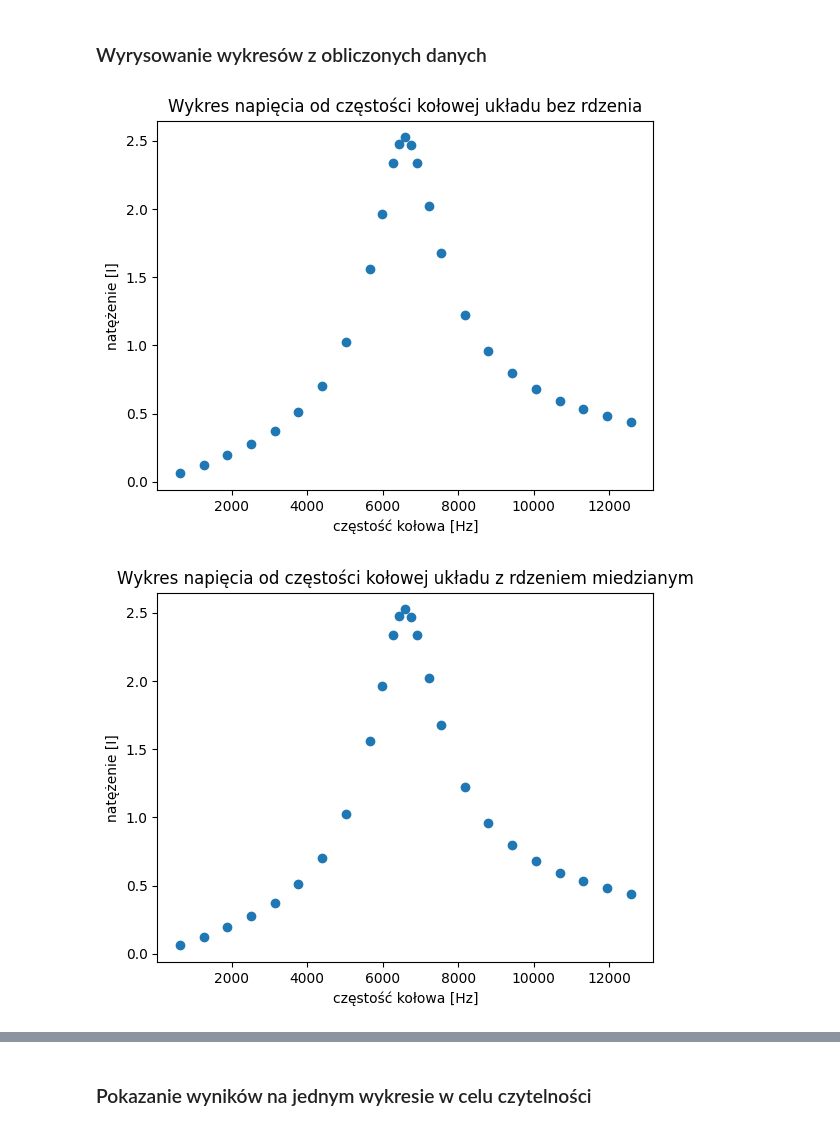
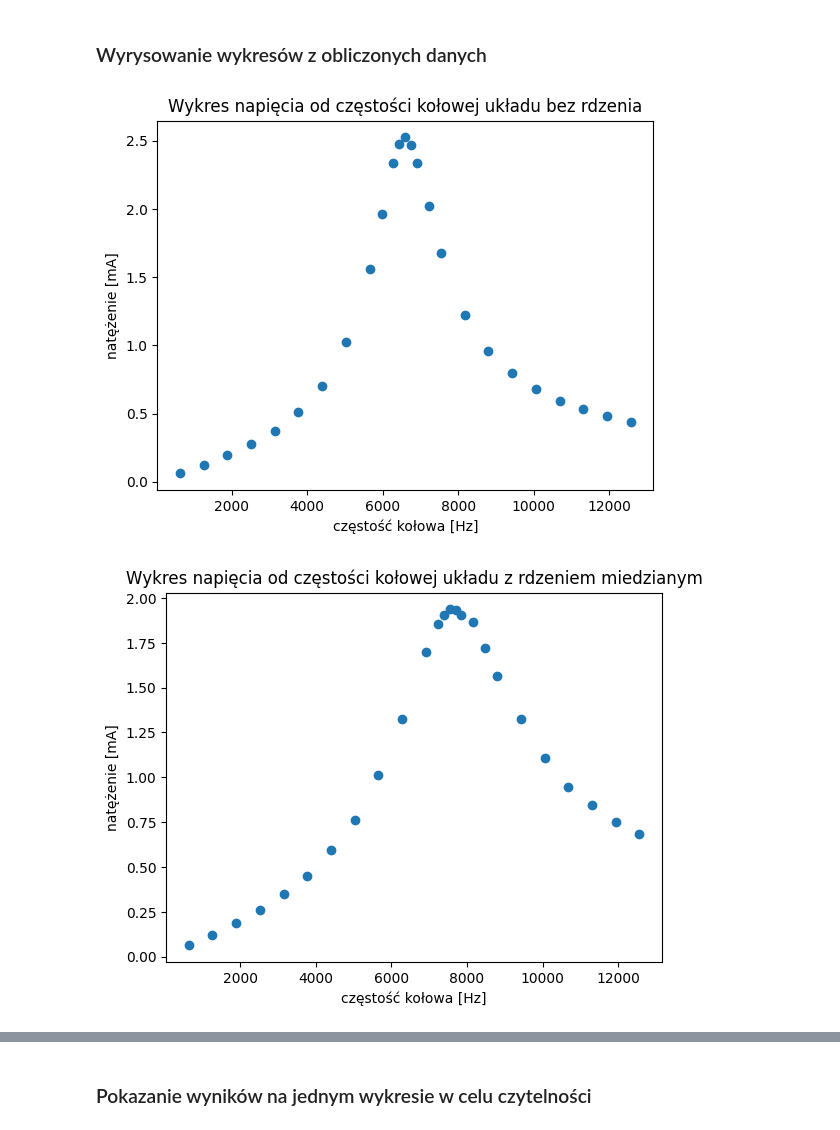
Before and after one commit to mateusz-lisowski/fiz-labs, a Jupyter notebook: lab4/report.ipynb, the cells around one changed output, grey strips where cells are left out. Drawn from its saved outputs; the diff is of its cells as text; code cells hidden in the pictures.

```diff
--- a/lab4/report.ipynb
+++ b/lab4/report.ipynb
@@ -135,35 +142,35 @@ calculate_omega(mesurement_steel)
 # %%
 # Układ bez rdzenia cewki
 plot_from_df(
     title='Wykres napięcia od częstości kołowej układu bez rdzenia',
     df=mesurement_none,
     x_name='o',
     y_name='i',
     x_label='częstość kołowa [Hz]',
-    y_label='natężenie [I]'
+    y_label='natężenie [mA]'
 )
 
 
-# Układ bez rdzenia cewki
+# Układ z rdzeniem miedzienym
 plot_from_df(
     title='Wykres napięcia od częstości kołowej układu z rdzeniem miedzianym',
-    df=mesurement_none,
+    df=mesurement_copper,
     x_name='o',
     y_name='i',
     x_label='częstość kołowa [Hz]',
-    y_label='natężenie [I]'
+    y_label='natężenie [mA]'
 )
 
 
-# Układ bez rdzenia cewki
+# Układ z rdzeniem ze stali listkowanej
 plot_from_df(
     title='Wykres napięcia od częstości kołowej układu z rdzeniem stalowym listkowanym',
-    df=mesurement_none,
+    df=mesurement_steel,
     x_name='o',
     y_name='i',
     x_label='częstość kołowa [Hz]',
-    y_label='natężenie [I]'
+    y_label='natężenie [mA]'
 )
 # %% [output]
-[figure, old version]
+[figure, new version]
-[figure, old version]
+[figure, new version]
```
Also changed, not shown: parts of 6 cells of this notebook.
